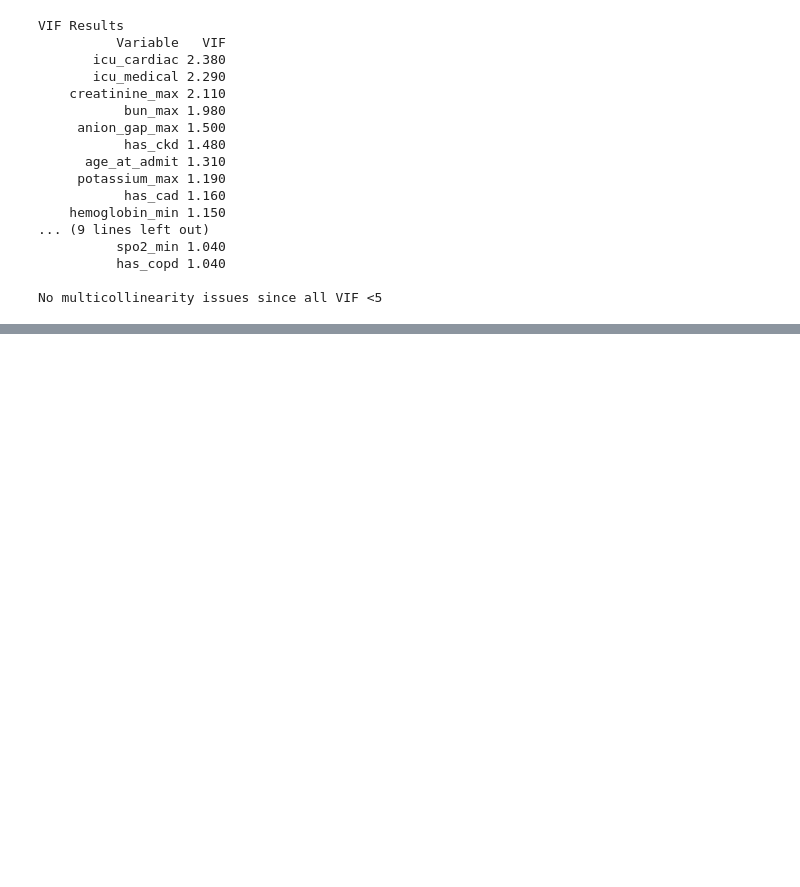
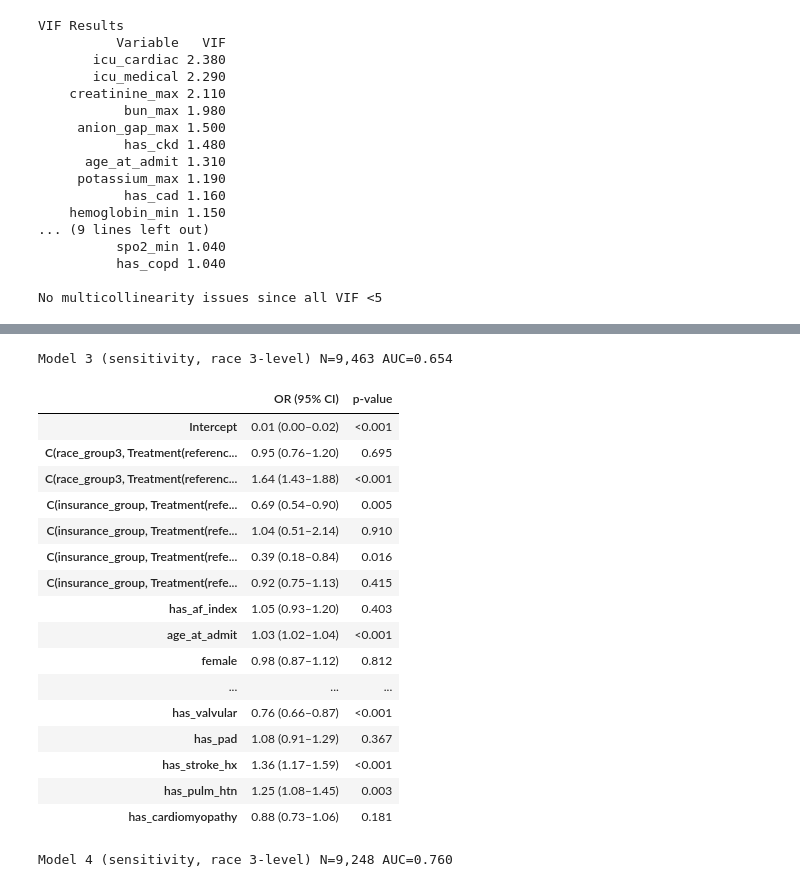
Before and after one commit to zihanemmaxiong/compu_epi_final_project, a Jupyter notebook: task2_statistical_analysis.ipynb, the cells around one changed output, grey strips where cells are left out. Drawn from its saved outputs; the diff is of its cells as text; code cells hidden in the pictures; blank space fills up the shorter version.

```diff
--- a/task2_statistical_analysis.ipynb
+++ b/task2_statistical_analysis.ipynb
@@ -449,0 +374,60 @@ Poor fit sincep < 0.05
+# %%
+# Sensitivity: race recoded to 3 levels (White / Black / Other), White as reference
+
+def recode_race_3(r):
+    if pd.isna(r): return 'Other'
+    r = str(r).upper()
+    if 'WHITE' in r: return 'White'
+    if 'BLACK' in r: return 'Black'
+    return 'Other'
+
+df['race_group3'] = df['race'].apply(recode_race_3)
+
+print('Race distribution (3-level):')
+print(df['race_group3'].value_counts())
+print(f'Total: {len(df)}')
+print()
+
+# Re-run Models 2, 3, 4 with 3-level race (White = reference)
+m2_s, r2_s = fit_logistic(
+    'hospital_expire_flag ~ has_af_index + age_at_admit + female + '
+    'C(race_group3, Treatment(reference="White")) + '
+    'C(insurance_group, Treatment(reference="Medicare"))',
+    df, 'Model 2 (sensitivity, race 3-level)')
+
+m3_s, r3_s = fit_logistic(
+    'hospital_expire_flag ~ has_af_index + age_at_admit + female + '
+    'C(race_group3, Treatment(reference="White")) + '
+    'C(insurance_group, Treatment(reference="Medicare")) + '
+    'is_hfref + is_hfpef + is_hfmixed + '
+    'has_htn + has_dm + has_ckd + has_cad + has_copd + has_valvular + '
+    'has_pad + has_stroke_hx + has_pulm_htn + has_cardiomyopathy',
+    df, 'Model 3 (sensitivity, race 3-level)')
+
+m4_s, r4_s = fit_logistic(
+    'hospital_expire_flag ~ has_af_index + age_at_admit + female + '
+    'C(race_group3, Treatment(reference="White")) + '
+    'has_htn + has_dm + has_ckd + has_cad + has_copd + has_cardiomyopathy + '
+    'icu_cardiac + icu_medical + '
+    'creatinine_max + bun_max + sodium_min + potassium_max + '
+    'hemoglobin_min + wbc_max + anion_gap_max + '
+    'heart_rate_max + sbp_min + spo2_min',
+    df, 'Model 4 (sensitivity, race 3-level)')
+
+# Compare AF OR across original (5-level) vs sensitivity (3-level)
+sens_summary = pd.DataFrame({
+    'Model': ['Model 2', 'Model 3', 'Model 4'],
+    'Original (5-level race) AF OR': [
+        r2.loc['has_af_index','OR (95% CI)'],
+        r3.loc['has_af_index','OR (95% CI)'],
+        r4.loc['has_af_index','OR (95% CI)']
+    ],
+    'Sensitivity (3-level race) AF OR': [
+        r2_s.loc['has_af_index','OR (95% CI)'],
+        r3_s.loc['has_af_index','OR (95% CI)'],
+        r4_s.loc['has_af_index','OR (95% CI)']
+    ]
+})
+print('\nAF OR comparison: original (5-level race) vs sensitivity (3-level race, White ref)')
+print(sens_summary.to_string(index=False))
+# %% [output]
@@ -449,0 +455,19 @@ Poor fit sincep < 0.05
+Model 3 (sensitivity, race 3-level) N=9,463 AUC=0.654
+|  | OR (95% CI) | p-value |
+| Intercept | 0.01 (0.00–0.02) | <0.001 |
+| C(race_group3, Treatment(referenc... | 0.95 (0.76–1.20) | 0.695 |
+| C(race_group3, Treatment(referenc... | 1.64 (1.43–1.88) | <0.001 |
+| C(insurance_group, Treatment(refe... | 0.69 (0.54–0.90) | 0.005 |
+| C(insurance_group, Treatment(refe... | 1.04 (0.51–2.14) | 0.910 |
+| C(insurance_group, Treatment(refe... | 0.39 (0.18–0.84) | 0.016 |
+| C(insurance_group, Treatment(refe... | 0.92 (0.75–1.13) | 0.415 |
+| has_af_index | 1.05 (0.93–1.20) | 0.403 |
+| age_at_admit | 1.03 (1.02–1.04) | <0.001 |
+| female | 0.98 (0.87–1.12) | 0.812 |
+| ... | ... | ... |
+| has_valvular | 0.76 (0.66–0.87) | <0.001 |
+| has_pad | 1.08 (0.91–1.29) | 0.367 |
+| has_stroke_hx | 1.36 (1.17–1.59) | <0.001 |
+| has_pulm_htn | 1.25 (1.08–1.45) | 0.003 |
+| has_cardiomyopathy | 0.88 (0.73–1.06) | 0.181 |
+Model 4 (sensitivity, race 3-level) N=9,248 AUC=0.760
```
Also changed, not shown: parts of 13 cells of this notebook, 1 other file.
